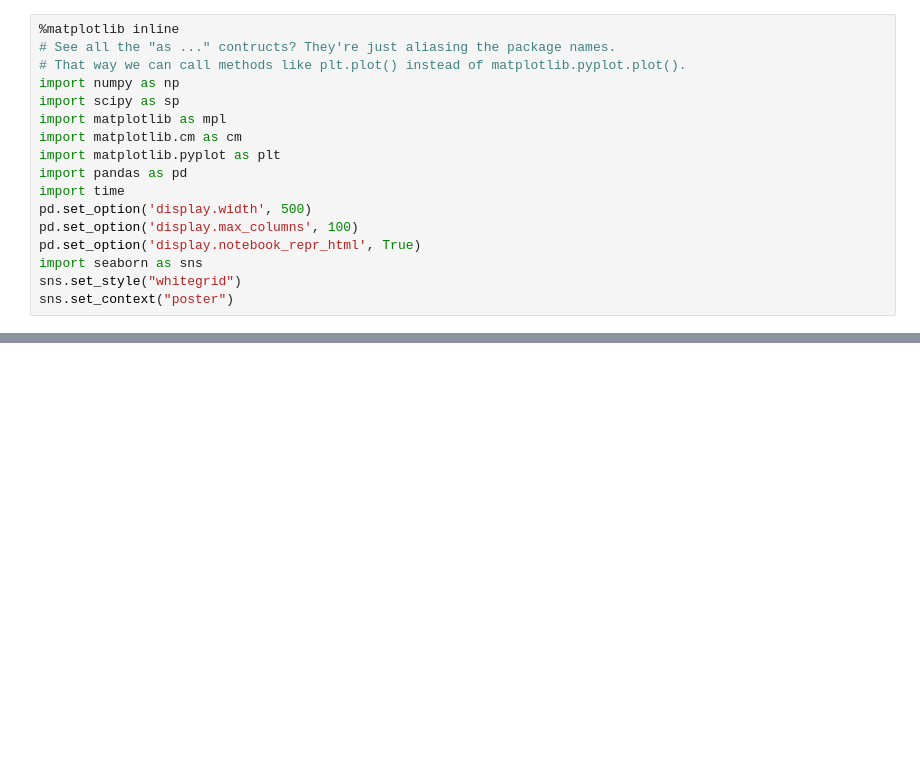
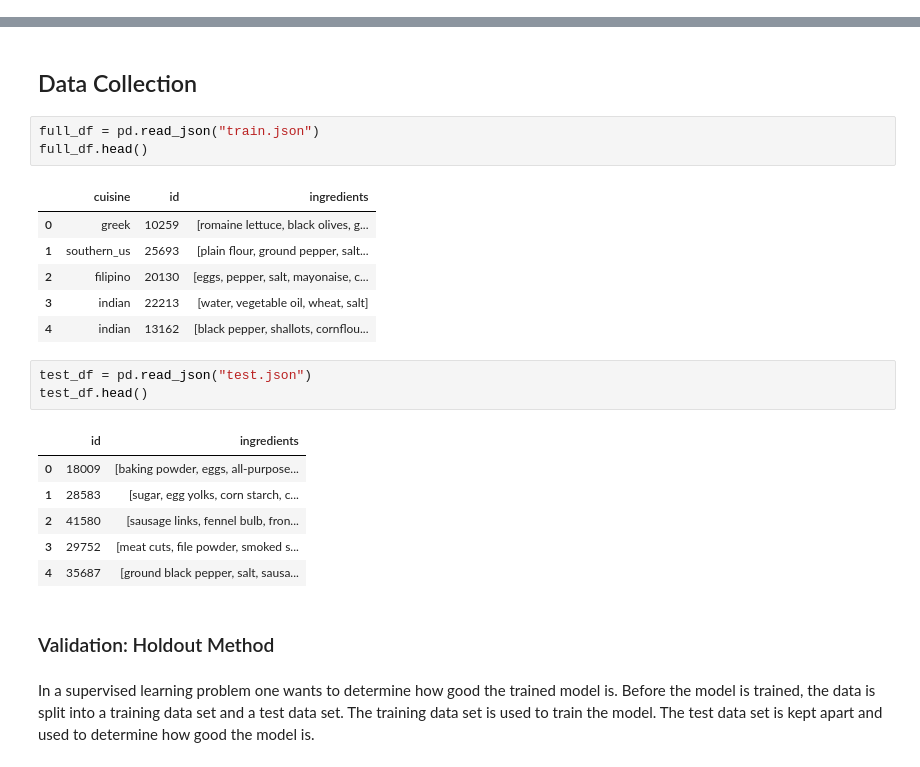
Before and after one commit to Saishweta/Cook-It-Up-With-the-Fantastic-Four, a Jupyter notebook: Project Notebook.ipynb, the cells around one changed output, grey strips where cells are left out. Drawn from its saved outputs; the diff is of its cells as text; blank space fills up the shorter version.

```diff
--- a/Project Notebook.ipynb
+++ b/Project Notebook.ipynb
@@ -5,17 +0,0 @@ Python depends on packages for most of its functionality; these can be either bu
-# %%
-%matplotlib inline
-# See all the "as ..." contructs? They're just aliasing the package names.
-# That way we can call methods like plt.plot() instead of matplotlib.pyplot.plot().
-import numpy as np
-import scipy as sp
-import matplotlib as mpl
-import matplotlib.cm as cm
-import matplotlib.pyplot as plt
-import pandas as pd
-import time
-pd.set_option('display.width', 500)
-pd.set_option('display.max_columns', 100)
-pd.set_option('display.notebook_repr_html', True)
-import seaborn as sns
-sns.set_style("whitegrid")
-sns.set_context("poster")
@@ -126,0 +20,26 @@ testdf.head()
+# %% [markdown]
+## Data Collection
+# %%
+full_df = pd.read_json("train.json")
+full_df.head()
+# %% [output]
+|  | cuisine | id | ingredients |
+| 0 | greek | 10259 | [romaine lettuce, black olives, g... |
+| 1 | southern_us | 25693 | [plain flour, ground pepper, salt... |
+| 2 | filipino | 20130 | [eggs, pepper, salt, mayonaise, c... |
+| 3 | indian | 22213 | [water, vegetable oil, wheat, salt] |
+| 4 | indian | 13162 | [black pepper, shallots, cornflou... |
+# %%
+test_df = pd.read_json("test.json")
+test_df.head()
+# %% [output]
+|  | id | ingredients |
+| 0 | 18009 | [baking powder, eggs, all-purpose... |
+| 1 | 28583 | [sugar, egg yolks, corn starch, c... |
+| 2 | 41580 | [sausage links, fennel bulb, fron... |
+| 3 | 29752 | [meat cuts, file powder, smoked s... |
+| 4 | 35687 | [ground black pepper, salt, sausa... |
+# %% [markdown]
+### Validation: Holdout Method
+# %% [markdown]
+In a supervised learning problem one wants to determine how good the trained model is. Before the model is trained, the data is split into a training data set and a test data set. The training data set is used to train the model. The test data set is kept apart and used to determine how good the model is.
```
Also changed, not shown: parts of 90 cells of this notebook, 3 other files.
